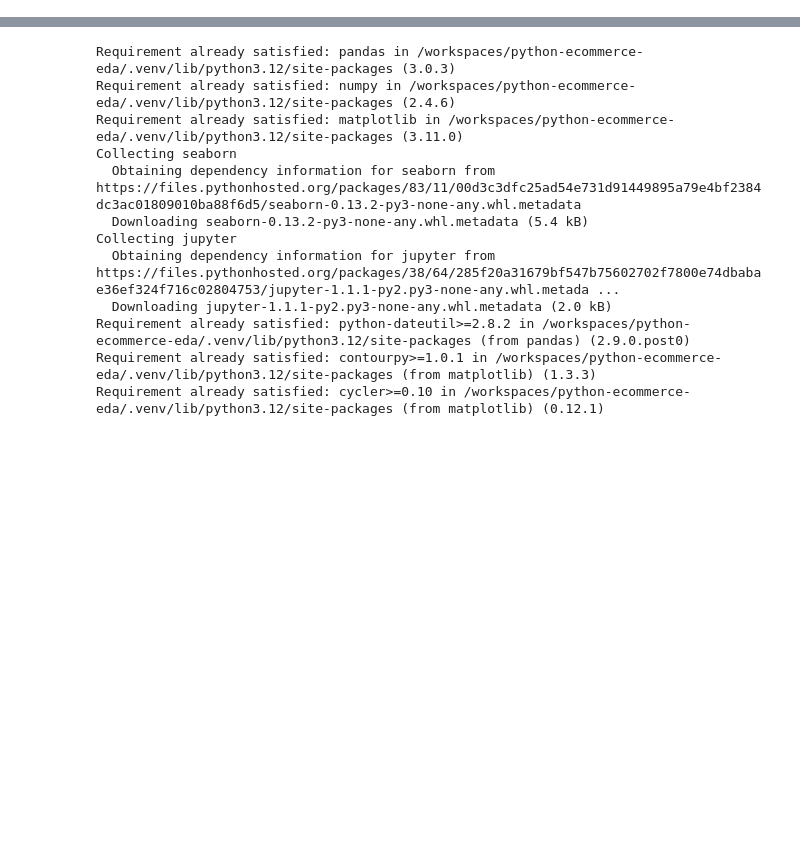
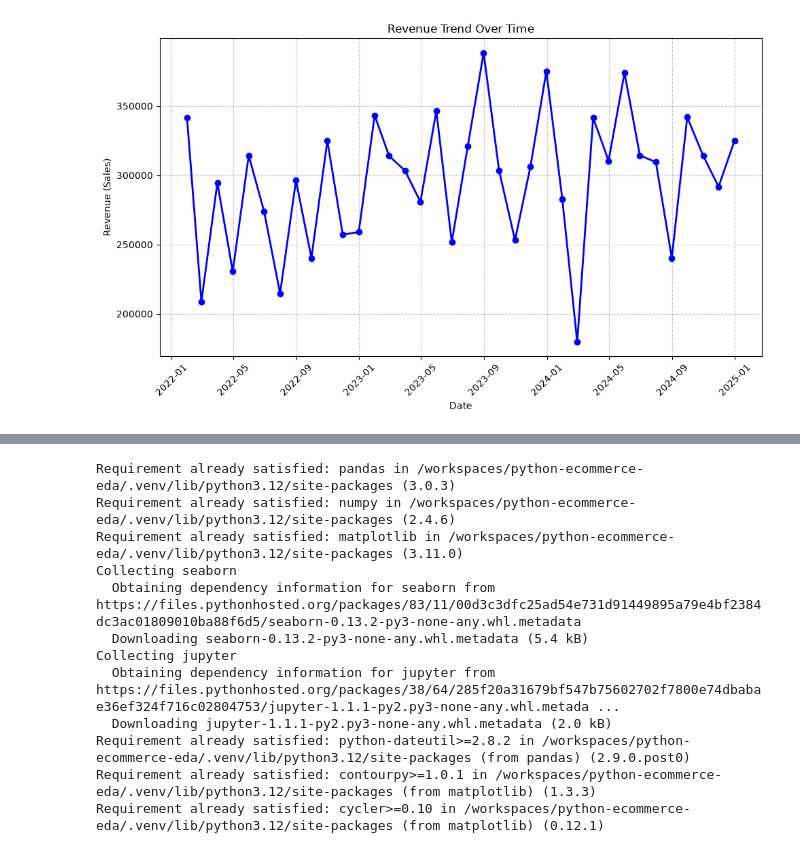
Before and after one commit to SharafaDeen07/python-ecommerce-eda, a Jupyter notebook: Notebooks/ecommerce_eda.ipynb, the cells around one changed output, grey strips where cells are left out. Drawn from its saved outputs; the diff is of its cells as text; code cells hidden in the pictures; blank space fills up the shorter version.

```diff
--- a/Notebooks/ecommerce_eda.ipynb
+++ b/Notebooks/ecommerce_eda.ipynb
@@ -13,0 +170,51 @@ NameError: name 'df' is not defined
+# %%
+names = ["John", "Sarah", "Michael", "Emma", "David", "Anna", "Chris", "Sophia", "Daniel", "Olivia"]
+surnames = ["Smith", "Johnson", "Lee", "Brown", "Wilson", "Taylor", "Anderson", "Thomas"]
+
+df['Customer Name'] = (
+    np.random.choice(names, size=len(df)) + " " +
+    np.random.choice(surnames, size=len(df))
+)
+# %%
+import numpy as np
+import pandas as pd
+
+np.random.seed(42)
+
+# Create 400 customers
+num_customers = 400
+customer_pool = [f"CUST_{i:04d}" for i in range(1, num_customers + 1)]
+
+# Assign customers to each order row
+df['Customer ID'] = np.random.choice(customer_pool, size=len(df))
+# %%
+import pandas as pd
+import matplotlib.pyplot as plt
+
+# Aggregate sales (revenue) by month
+revenue_trend = (
+    df.groupby(pd.Grouper(key='Order Date', freq='ME'))['Sales']
+      .sum()
+      .reset_index()
+)
+
+# Plot revenue trend
+plt.figure(figsize=(10, 6))
+plt.plot(
+    revenue_trend['Order Date'],
+    revenue_trend['Sales'],
+    marker='o',
+    color='blue',
+    linewidth=2
+)
+
+plt.title('Revenue Trend Over Time')
+plt.xlabel('Date')
+plt.ylabel('Revenue (Sales)')
+plt.xticks(rotation=45)
+plt.grid(True, linestyle='--', alpha=0.7)
+plt.tight_layout()
+
+plt.show()
+# %% [output]
+[figure, added]
```
Also changed, not shown: parts of 9 cells of this notebook, 3 other files.
